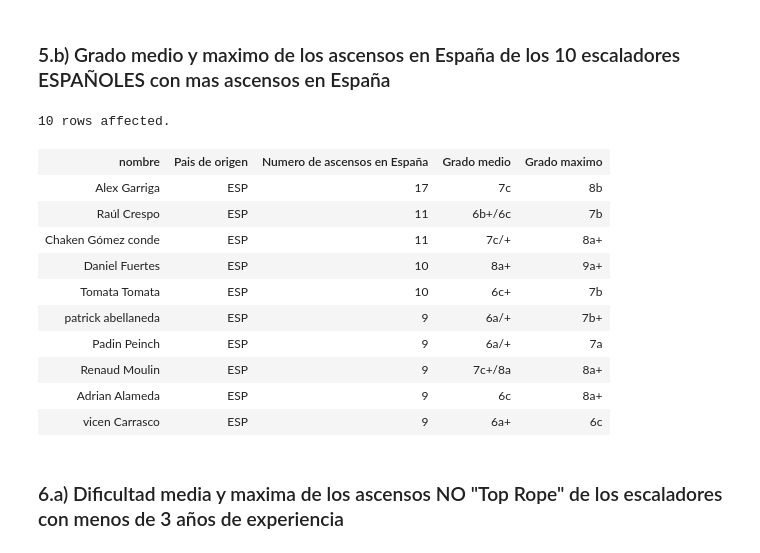
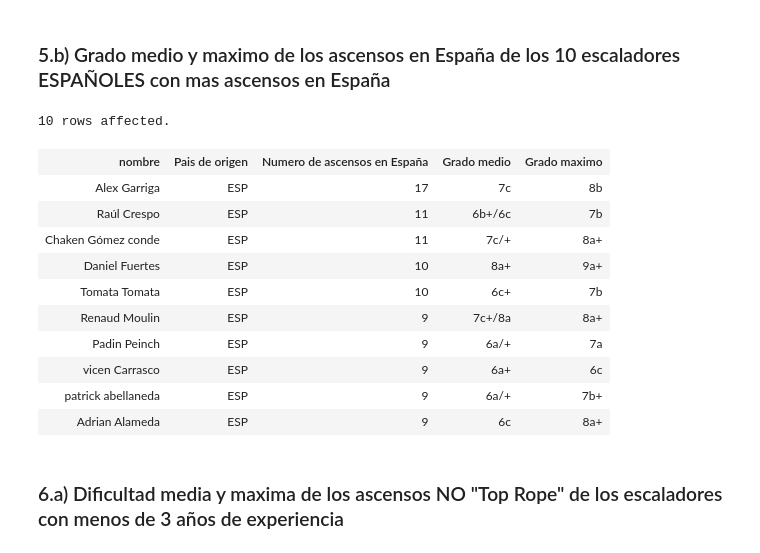
Before and after one commit to jmsanchezff/datahack_practica_bbdd, a Jupyter notebook: PostgreSQL.ipynb, the cells around one changed output. Cells and saved outputs as stored; diff of their text form; code cells hidden in the pictures.

```diff
--- a/PostgreSQL.ipynb
+++ b/PostgreSQL.ipynb
@@ -437,36 +437,37 @@ LIMIT 10
 # %%
 %%sql
 
 SELECT E.nombre,
        E.pais AS "Pais de origen",
        count(*) AS "Numero de ascensos en España",
        (
          SELECT grado_frances FROM dificultades WHERE id_dificultad=round(avg(A.id_dificultad),0)
        ) AS "Grado medio",
        (
          SELECT grado_frances FROM dificultades WHERE id_dificultad=max(A.id_dificultad)
        ) AS "Grado maximo"
 FROM ascensos AS A
      LEFT JOIN escaladores AS E ON (A.id_escalador=E.id_escalador)
 WHERE A.pais='ESP'
       AND E.pais='ESP'
 GROUP BY E.nombre,
-         E.pais
-ORDER BY "Numero de ascensos en España" DESC
+         E.pais,
+         E.id_escalador
+ORDER BY "Numero de ascensos en España" DESC, E.id_escalador ASC
 LIMIT 10
 # %% [output]
 10 rows affected.
 | nombre | Pais de origen | Numero de ascensos en España | Grado medio | Grado maximo |
 | Alex Garriga | ESP | 17 | 7c | 8b |
 | Raúl Crespo | ESP | 11 | 6b+/6c | 7b |
 | Chaken Gómez conde | ESP | 11 | 7c/+ | 8a+ |
 | Daniel Fuertes | ESP | 10 | 8a+ | 9a+ |
 | Tomata Tomata | ESP | 10 | 6c+ | 7b |
+| Renaud Moulin | ESP | 9 | 7c+/8a | 8a+ |
+| Padin Peinch | ESP | 9 | 6a/+ | 7a |
+| vicen Carrasco | ESP | 9 | 6a+ | 6c |
 | patrick abellaneda | ESP | 9 | 6a/+ | 7b+ |
-| Padin Peinch | ESP | 9 | 6a/+ | 7a |
-| Renaud Moulin | ESP | 9 | 7c+/8a | 8a+ |
 | Adrian Alameda | ESP | 9 | 6c | 8a+ |
-| vicen Carrasco | ESP | 9 | 6a+ | 6c |
 # %% [markdown]
 
 ### 6.a) Dificultad media y maxima de los ascensos NO "Top Rope" de los escaladores con menos de 3 años de experiencia
```
Also changed, not shown: parts of 7 cells of this notebook, 1 other file.
